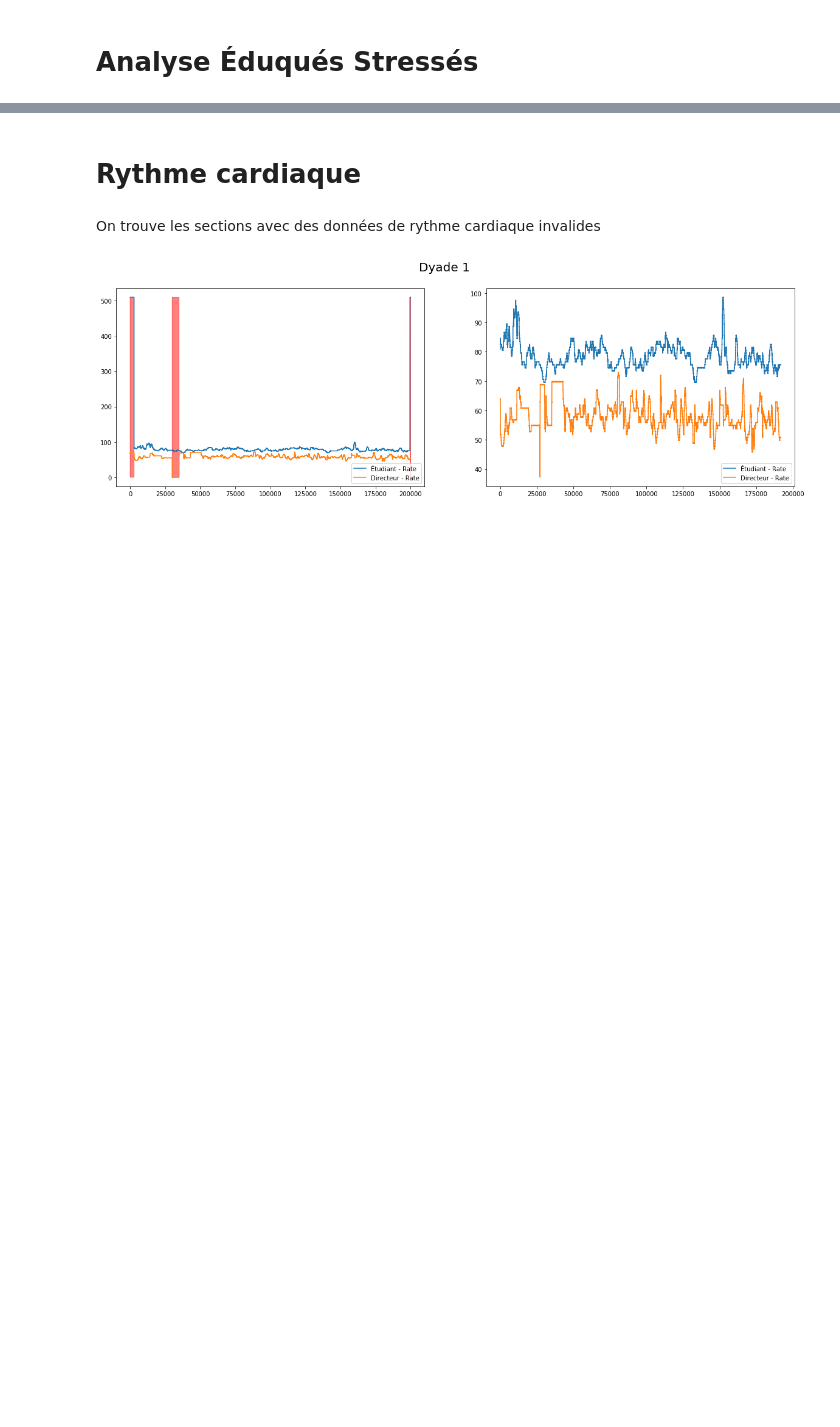
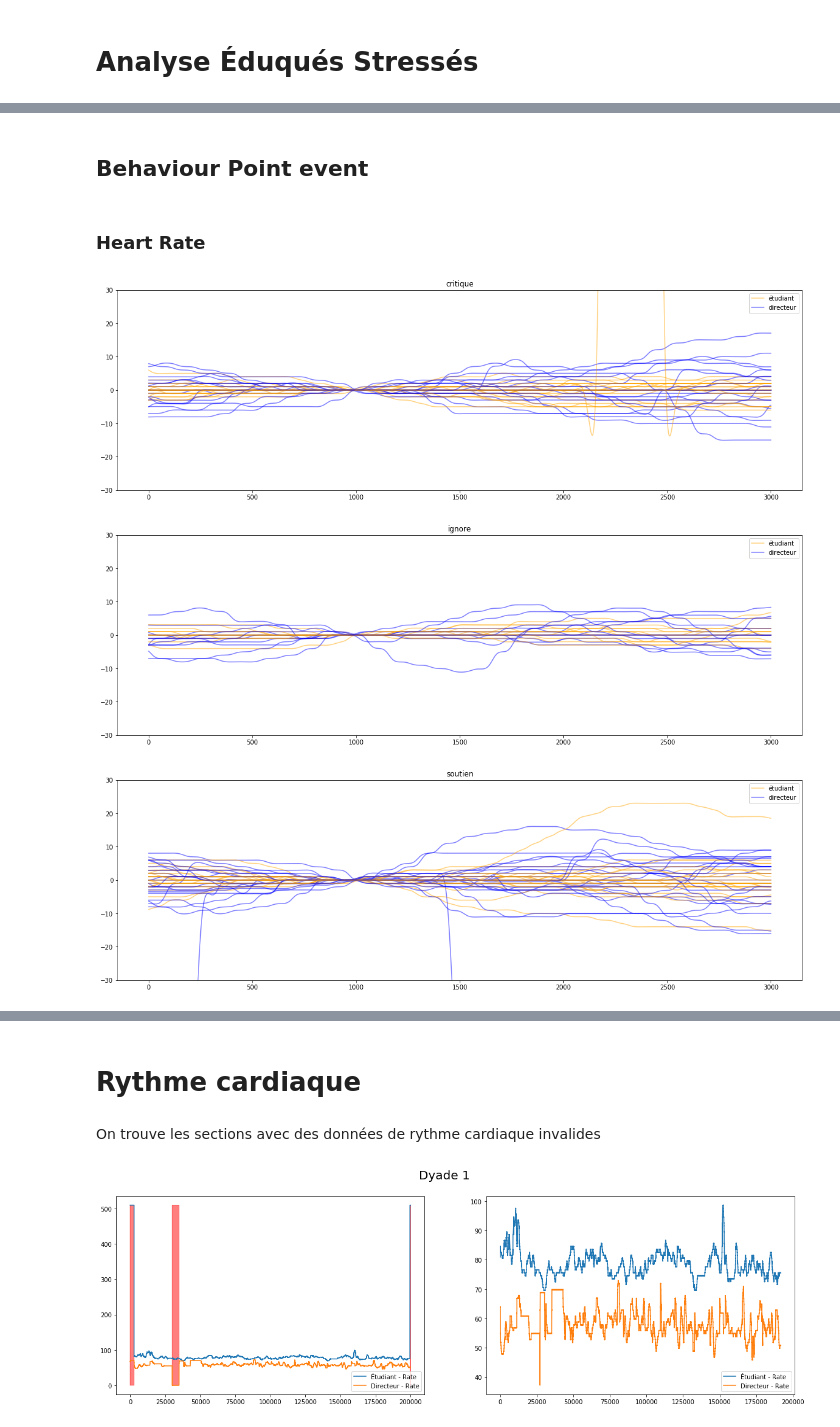
Before and after one commit to alexisfcote/EduquesStresses, a Jupyter notebook: 1-1 data exploration.ipynb, the cells around one changed output, grey strips where cells are left out. Cells and saved outputs as stored; diff of their text form; code cells hidden in the pictures; blank space fills up the shorter version.

```diff
--- a/1-1 data exploration.ipynb
+++ b/1-1 data exploration.ipynb
@@ -63,0 +85,24 @@ df_all.Behavior = np.where(df_all.Behavior.isna(), df_all['Behavior.1'], df_all.
+# %%
+def transform_behavior(x):
+    cat = []
+    if pd.isna(x):
+        return ''
+    if 'soutien' in x.lower():
+        cat.append('soutien')
+    if 'critique' in x.lower():
+        cat.append('critique')
+    if 'ignore' in x.lower():
+        cat.append('ignore')
+    if 'ambig' in x.lower():
+        cat.append('ambigu')
+    if 'collabora' in x.lower():
+        cat.append('collaboration')
+    if 'retrait' in x.lower():
+        cat.append('retrait')
+    if len(cat)<1:
+        cat.append(x)
+    return ','.join(cat)
+# %%
+df_all['Behavior_clean'] = df_all.Behavior.apply(transform_behavior).astype('category')
+pd.options.display.float_format = '{:,.3f}'.format
+df_all.groupby('Behavior_clean').count()/len(df_all)
@@ -63,0 +124,2 @@ df_all.Behavior = np.where(df_all.Behavior.isna(), df_all['Behavior.1'], df_all.
+# %% [markdown]
+## Behaviour Point event
@@ -63,0 +128,24 @@ df_all.Behavior = np.where(df_all.Behavior.isna(), df_all['Behavior.1'], df_all.
+# %%
+def plot_val(val, color=None, label=None):
+    val = val - val[FREQ * 10]
+    plt.plot(signal.filtfilt(b, a, val), alpha=0.5, color=color, label=label)
+# %% [markdown]
+### Heart Rate
+# %%
+for cat in df_all.Behavior_point_clean.cat.categories.drop(''):
+    fig = plt.figure(figsize=(20,6))
+    for row in df_all.index[(df_all.Behavior_point_clean==cat)]:
+        start_row = row - FREQ * 10
+        end_row = row + FREQ * 20
+        df_selec = df_all.loc[start_row:end_row]
+        plot_val(df_selec['Étudiant - Rate'].values, color='orange', label='étudiant')
+        plot_val(df_selec['Directeur - Rate'].values, color='blue', label='directeur')
+        #plt.vlines(FREQ*10, 40, 100)
+    plt.ylim(-30,30)
+    plt.title(cat)
+    plt.legend(['étudiant', 'directeur'])
+    plt.show()
+# %% [output]
+[figure, added]
+[figure, added]
+[figure, added]
```
Also changed, not shown: parts of 20 cells of this notebook, 1 other file.
